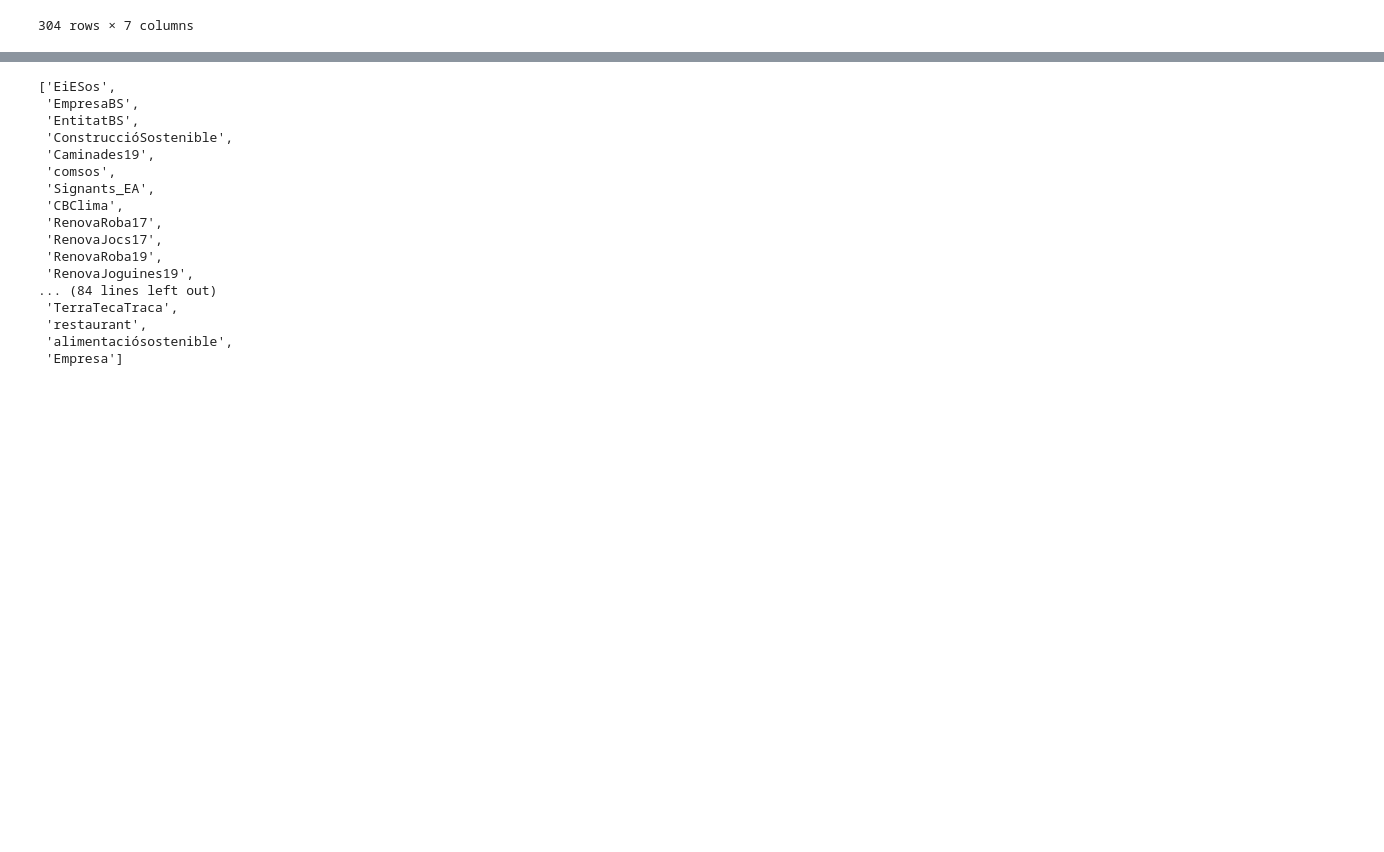
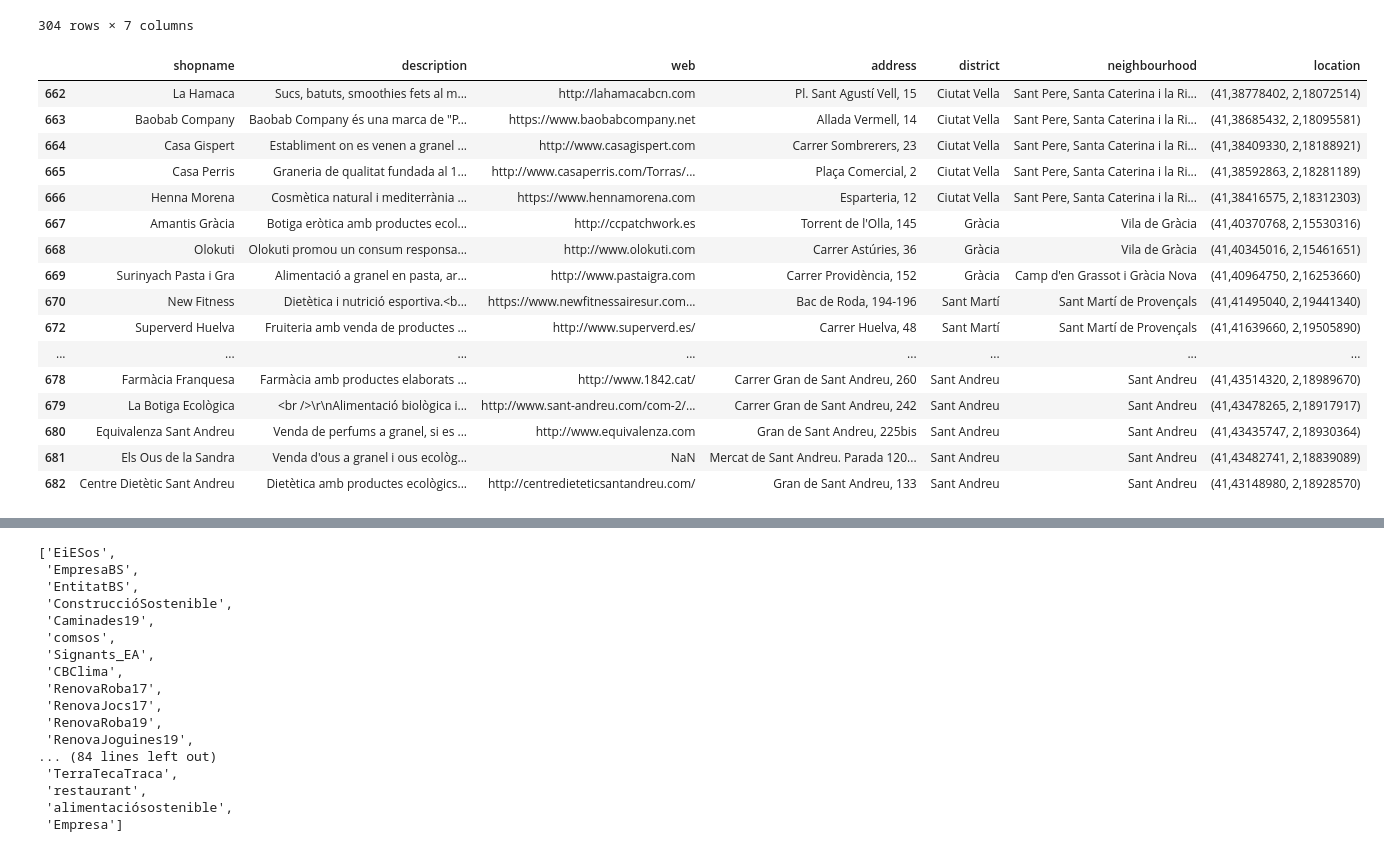
Before and after one commit to beco-app/beco-project, a Jupyter notebook: backend/data_base/bcnsostenible.ipynb, the cells around one changed output, grey strips where cells are left out. Drawn from its saved outputs; the diff is of its cells as text; code cells hidden in the pictures; blank space fills up the shorter version.

```diff
--- a/backend/data_base/bcnsostenible.ipynb
+++ b/backend/data_base/bcnsostenible.ipynb
@@ -70,5 +70,25 @@ See the caveats in the documentation: https://pandas.pydata.org/pandas-docs/stab
 | 1579 | Forn Santanach | <br />\r\nEn aquest forn de pa ut... | NaN | Rambla del Poblenou, 98 | Sant Martí | El Poblenou | (41,40219475, 2,19993512) |
 | 1580 | La cervecita nuestra de cada día | Aquesta cerveseria ven 8 tipus di... | NaN | Carrer de Llull, 184 | Sant Martí | El Poblenou | (41,40035650, 2,20158850) |
 304 rows × 7 columns
+# %%
+bcnsost.iloc[10:30]
+# %% [output]
+|  | shopname | description | web | address | district | neighbourhood | location |
+| 662 | La Hamaca | Sucs, batuts, smoothies fets al m... | http://lahamacabcn.com | Pl. Sant Agustí Vell, 15 | Ciutat Vella | Sant Pere, Santa Caterina i la Ri... | (41,38778402, 2,18072514) |
+| 663 | Baobab Company | Baobab Company és una marca de "P... | https://www.baobabcompany.net | Allada Vermell, 14 | Ciutat Vella | Sant Pere, Santa Caterina i la Ri... | (41,38685432, 2,18095581) |
+| 664 | Casa Gispert | Establiment on es venen a granel ... | http://www.casagispert.com | Carrer Sombrerers, 23 | Ciutat Vella | Sant Pere, Santa Caterina i la Ri... | (41,38409330, 2,18188921) |
+| 665 | Casa Perris | Graneria de qualitat fundada al 1... | http://www.casaperris.com/Torras/... | Plaça Comercial, 2 | Ciutat Vella | Sant Pere, Santa Caterina i la Ri... | (41,38592863, 2,18281189) |
+| 666 | Henna Morena | Cosmètica natural i mediterrània ... | https://www.hennamorena.com | Esparteria, 12 | Ciutat Vella | Sant Pere, Santa Caterina i la Ri... | (41,38416575, 2,18312303) |
+| 667 | Amantis Gràcia | Botiga eròtica amb productes ecol... | http://ccpatchwork.es | Torrent de l'Olla, 145 | Gràcia | Vila de Gràcia | (41,40370768, 2,15530316) |
+| 668 | Olokuti | Olokuti promou un consum responsa... | http://www.olokuti.com | Carrer Astúries, 36 | Gràcia | Vila de Gràcia | (41,40345016, 2,15461651) |
+| 669 | Surinyach Pasta i Gra | Alimentació a granel en pasta, ar... | http://www.pastaigra.com | Carrer Providència, 152 | Gràcia | Camp d'en Grassot i Gràcia Nova | (41,40964750, 2,16253660) |
+| 670 | New Fitness | Dietètica i nutrició esportiva.<b... | https://www.newfitnessairesur.com... | Bac de Roda, 194-196 | Sant Martí | Sant Martí de Provençals | (41,41495040, 2,19441340) |
+| 672 | Superverd Huelva | Fruiteria amb venda de productes ... | http://www.superverd.es/ | Carrer Huelva, 48 | Sant Martí | Sant Martí de Provençals | (41,41639660, 2,19505890) |
+| ... | ... | ... | ... | ... | ... | ... | ... |
+| 678 | Farmàcia Franquesa | Farmàcia amb productes elaborats ... | http://www.1842.cat/ | Carrer Gran de Sant Andreu, 260 | Sant Andreu | Sant Andreu | (41,43514320, 2,18989670) |
+| 679 | La Botiga Ecològica | <br />\r\nAlimentació biològica i... | http://www.sant-andreu.com/com-2/... | Carrer Gran de Sant Andreu, 242 | Sant Andreu | Sant Andreu | (41,43478265, 2,18917917) |
+| 680 | Equivalenza Sant Andreu | Venda de perfums a granel, si es ... | http://www.equivalenza.com | Gran de Sant Andreu, 225bis | Sant Andreu | Sant Andreu | (41,43435747, 2,18930364) |
+| 681 | Els Ous de la Sandra | Venda d'ous a granel i ous ecològ... | NaN | Mercat de Sant Andreu. Parada 120... | Sant Andreu | Sant Andreu | (41,43482741, 2,18839089) |
+| 682 | Centre Dietètic Sant Andreu | Dietètica amb productes ecològics... | http://centredieteticsantandreu.com/ | Gran de Sant Andreu, 133 | Sant Andreu | Sant Andreu | (41,43148980, 2,18928570) |
 # %%
 from random import choices
```
Also changed, not shown: parts of 3 cells of this notebook, 2 other files.
